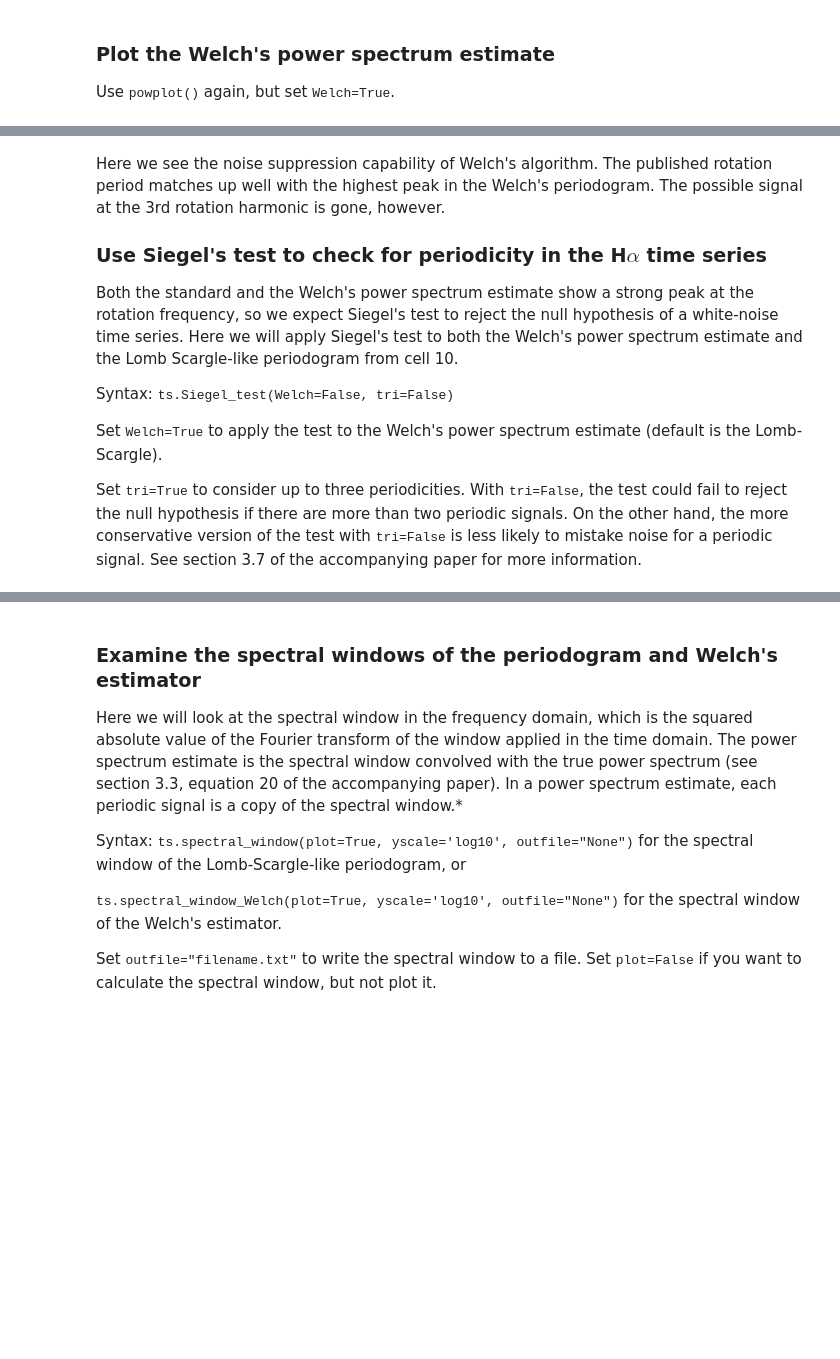
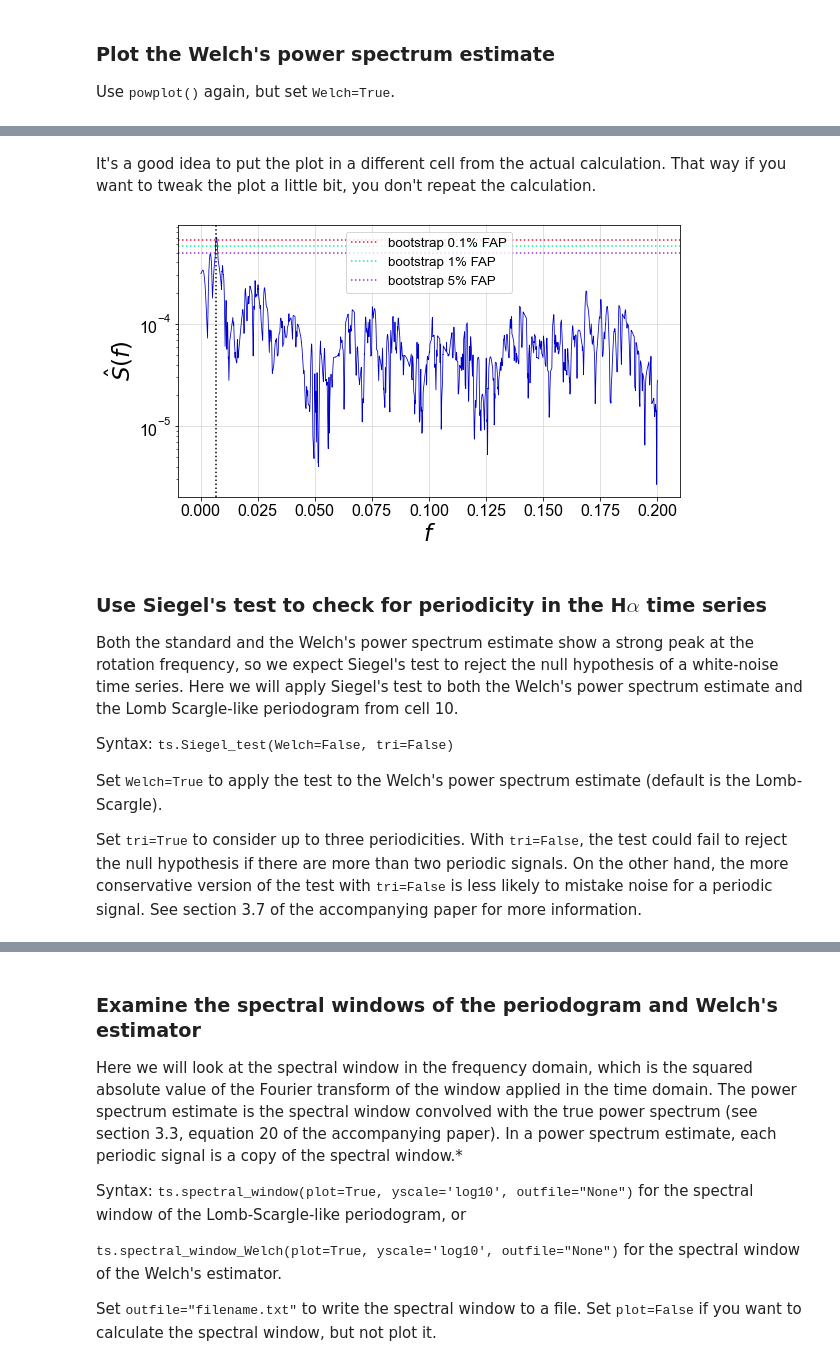
Before and after one commit to sdrastro/NWelch, a Jupyter notebook: demo/TimeSeries_demo.ipynb, the cells around one changed output, grey strips where cells are left out. Drawn from its saved outputs; the diff is of its cells as text; code cells hidden in the pictures; blank space fills up the shorter version.

```diff
--- a/demo/TimeSeries_demo.ipynb
+++ b/demo/TimeSeries_demo.ipynb
@@ -303,6 +333,10 @@ ha.powplot(Welch=True, vlines=[frot], yscale='linear')
+# %% [markdown]
+It's a good idea to put the plot in a different cell from the actual calculation. That way if you want to tweak the plot a little bit, you don't repeat the calculation.
+# %%
+ha.powplot(Welch=True, vlines=[frot])
+# %% [output]
+[figure, added]
 # %% [markdown]
-Here we see the noise suppression capability of Welch's algorithm. The published rotation period matches up well with the highest peak in the Welch's periodogram. The possible signal at the 3rd rotation harmonic is gone, however.
-
 ### Use Siegel's test to check for periodicity in the H$\alpha$ time series
 
 Both the standard and the Welch's power spectrum estimate show a strong peak at the rotation frequency, so we expect Siegel's test to reject the null hypothesis of a white-noise time series. Here we will apply Siegel's test to both the Welch's power spectrum estimate and the Lomb Scargle-like periodogram from cell 10.
```
Also changed, not shown: parts of 5 cells of this notebook, 1 other file.
